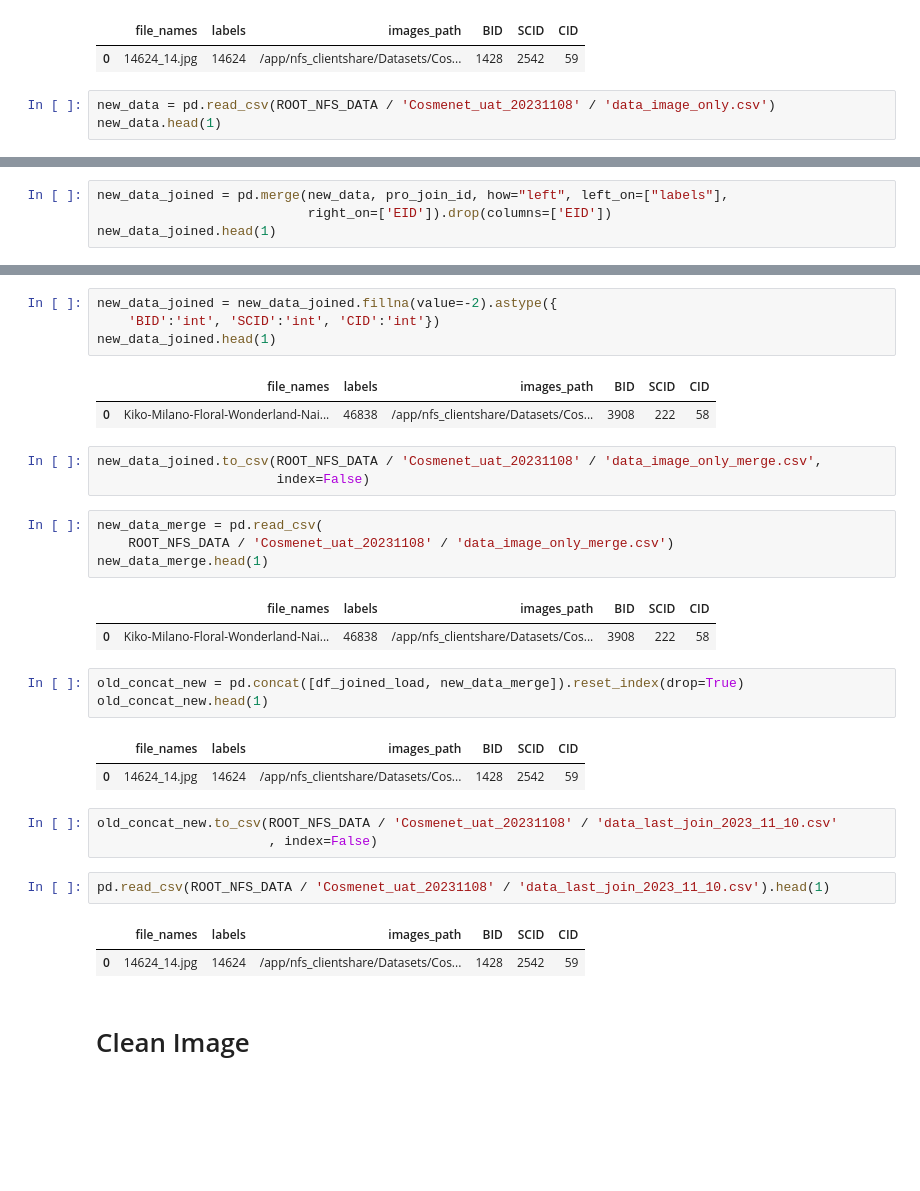
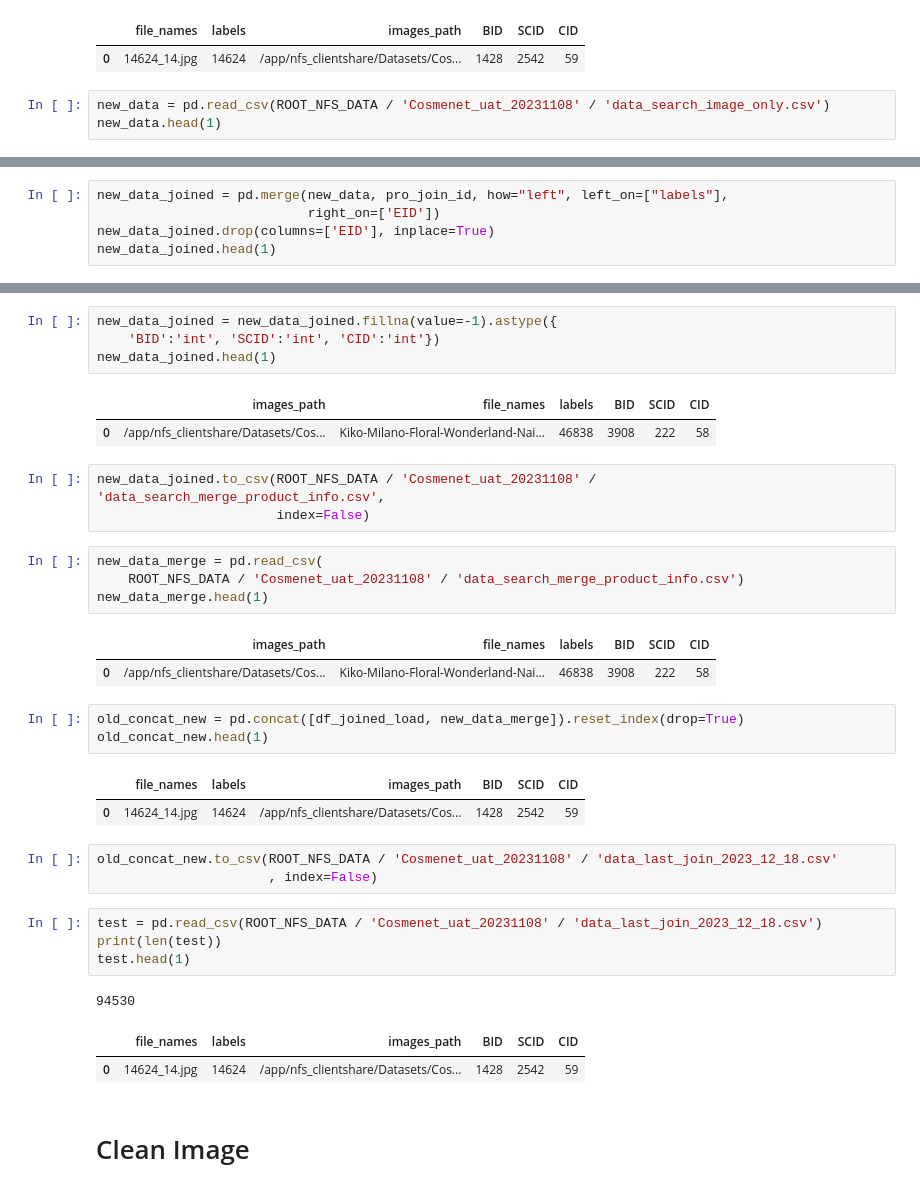
Before and after one commit to suthipongg/Similarity_model, a Jupyter notebook: Prepare_dataset.ipynb, the cells around one changed output, grey strips where cells are left out. Drawn from its saved outputs; the diff is of its cells as text; blank space fills up the shorter version.

```diff
--- a/Prepare_dataset.ipynb
+++ b/Prepare_dataset.ipynb
@@ -36,6 +36,6 @@ df_joined_load.head(1)
 |  | file_names | labels | images_path | BID | SCID | CID |
 | 0 | 14624_14.jpg | 14624 | /app/nfs_clientshare/Datasets/Cos... | 1428 | 2542 | 59 |
 # %%
-new_data = pd.read_csv(ROOT_NFS_DATA / 'Cosmenet_uat_20231108' / 'data_image_only.csv')
+new_data = pd.read_csv(ROOT_NFS_DATA / 'Cosmenet_uat_20231108' / 'data_search_image_only.csv')
 new_data.head(1)
 # %% [output]
@@ -44,5 +44,6 @@ new_data.head(1)
 # %%
 new_data_joined = pd.merge(new_data, pro_join_id, how="left", left_on=["labels"],
-                           right_on=['EID']).drop(columns=['EID'])
+                           right_on=['EID'])
+new_data_joined.drop(columns=['EID'], inplace=True)
 new_data_joined.head(1)
 # %% [output]
@@ -59,20 +68,20 @@ CID 80
 # %%
-new_data_joined = new_data_joined.fillna(value=-2).astype({
+new_data_joined = new_data_joined.fillna(value=-1).astype({
     'BID':'int', 'SCID':'int', 'CID':'int'})
 new_data_joined.head(1)
 # %% [output]
-|  | file_names | labels | images_path | BID | SCID | CID |
-| 0 | Kiko-Milano-Floral-Wonderland-Nai... | 46838 | /app/nfs_clientshare/Datasets/Cos... | 3908 | 222 | 58 |
+|  | images_path | file_names | labels | BID | SCID | CID |
+| 0 | /app/nfs_clientshare/Datasets/Cos... | Kiko-Milano-Floral-Wonderland-Nai... | 46838 | 3908 | 222 | 58 |
 # %%
-new_data_joined.to_csv(ROOT_NFS_DATA / 'Cosmenet_uat_20231108' / 'data_image_only_merge.csv',
+new_data_joined.to_csv(ROOT_NFS_DATA / 'Cosmenet_uat_20231108' / 'data_search_merge_product_info.csv',
                        index=False)
 # %%
 new_data_merge = pd.read_csv(
-    ROOT_NFS_DATA / 'Cosmenet_uat_20231108' / 'data_image_only_merge.csv')
+    ROOT_NFS_DATA / 'Cosmenet_uat_20231108' / 'data_search_merge_product_info.csv')
 new_data_merge.head(1)
 # %% [output]
-|  | file_names | labels | images_path | BID | SCID | CID |
-| 0 | Kiko-Milano-Floral-Wonderland-Nai... | 46838 | /app/nfs_clientshare/Datasets/Cos... | 3908 | 222 | 58 |
+|  | images_path | file_names | labels | BID | SCID | CID |
+| 0 | /app/nfs_clientshare/Datasets/Cos... | Kiko-Milano-Floral-Wonderland-Nai... | 46838 | 3908 | 222 | 58 |
 # %%
 old_concat_new = pd.concat([df_joined_load, new_data_merge]).reset_index(drop=True)
 old_concat_new.head(1)
@@ -80,11 +89,14 @@ old_concat_new.head(1)
 |  | file_names | labels | images_path | BID | SCID | CID |
 | 0 | 14624_14.jpg | 14624 | /app/nfs_clientshare/Datasets/Cos... | 1428 | 2542 | 59 |
 # %%
-old_concat_new.to_csv(ROOT_NFS_DATA / 'Cosmenet_uat_20231108' / 'data_last_join_2023_11_10.csv'
+old_concat_new.to_csv(ROOT_NFS_DATA / 'Cosmenet_uat_20231108' / 'data_last_join_2023_12_18.csv'
                       , index=False)
 # %%
-pd.read_csv(ROOT_NFS_DATA / 'Cosmenet_uat_20231108' / 'data_last_join_2023_11_10.csv').head(1)
+test = pd.read_csv(ROOT_NFS_DATA / 'Cosmenet_uat_20231108' / 'data_last_join_2023_12_18.csv')
+print(len(test))
+test.head(1)
 # %% [output]
+94530
 |  | file_names | labels | images_path | BID | SCID | CID |
 | 0 | 14624_14.jpg | 14624 | /app/nfs_clientshare/Datasets/Cos... | 1428 | 2542 | 59 |
 # %% [markdown]
```
Also changed, not shown: parts of 14 cells of this notebook, 3 other files.
